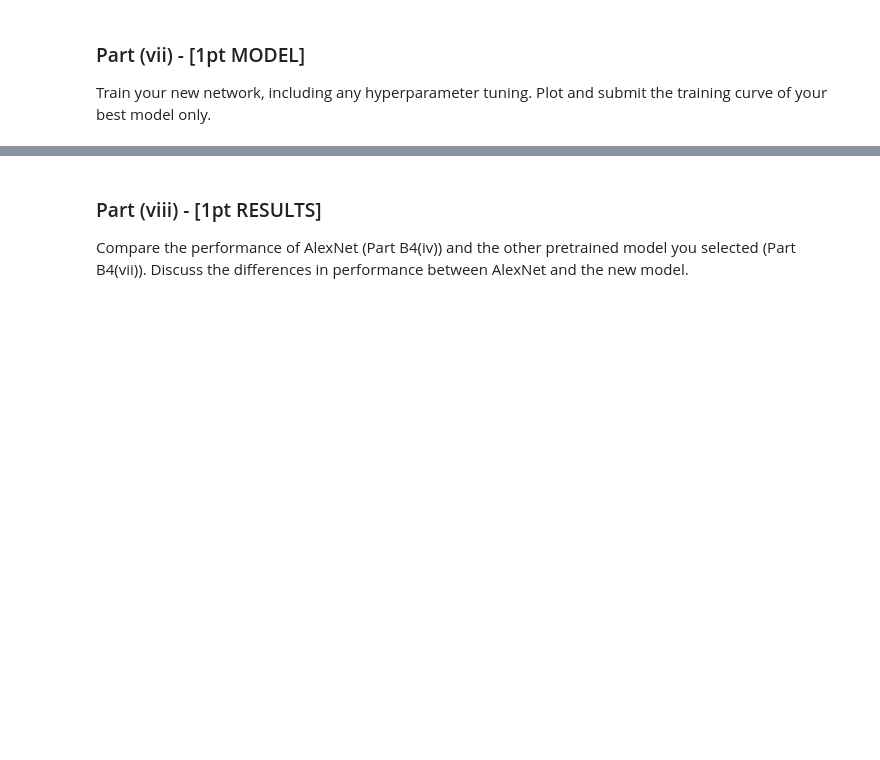
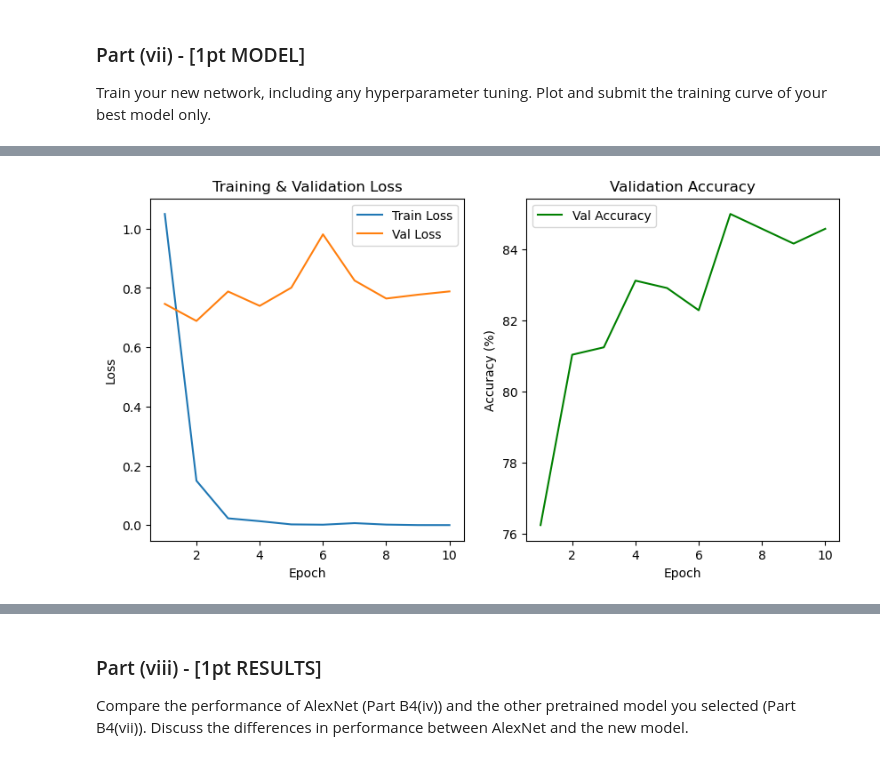
Before and after one commit to iolj-uoft/MIE1517-Intro-to-Deep-Learning, a Jupyter notebook: 2_Assignments/A2_CNN/A2.ipynb, the cells around one changed output, grey strips where cells are left out. Drawn from its saved outputs; the diff is of its cells as text; code cells hidden in the pictures; blank space fills up the shorter version.

```diff
--- a/2_Assignments/A2_CNN/A2.ipynb
+++ b/2_Assignments/A2_CNN/A2.ipynb
@@ -1297,26 +1089,3 @@ Build a convolutional neural network model that makes
 predictions based on features extracted by your model of interest in Part B4(v). Your model should be a subclass of nn.Module.
 
 Explain your choice of neural network architecture.
-# %%
-class VGGNetFeatureClassifier(nn.Module):
-    def __init__(self):
-        super(VGGNetFeatureClassifier, self).__init__()
-
-        # First conv layer (VGG16 outputs 512x7x7, so we start from 512 channels)
-        self.conv1 = nn.Conv2d(in_channels=512, out_channels=256, kernel_size=3, stride=1, padding=1)
-        self.conv2 = nn.Conv2d(in_channels=256, out_channels=128, kernel_size=3, stride=1, padding=1)
-        self.relu = nn.ReLU()
-        self.pool = nn.AdaptiveAvgPool2d((4, 4))  # Reduce spatial size further
-
-        # Fully connected layers
-        self.fc1 = nn.Linear(128 * 4 * 4, 256)  # Adjusted for correct dimensions
-        self.fc2 = nn.Linear(256, 9)  # Final classification layer (9 classes)
-
-    def forward(self, x):
-        x = self.relu(self.conv1(x))  # First conv layer
-        x = self.relu(self.conv2(x))  # Second conv layer
-        x = self.pool(x)  # Reduce size
-        x = torch.flatten(x, start_dim=1)  # Flatten before FC layer
-        x = self.relu(self.fc1(x))  # Fully connected layer 1
-        x = self.fc2(x)  # Output logits (no softmax, since we use CrossEntropyLoss)
-        return x
@@ -1332,0 +1092,14 @@ PROVIDE YOUR ANSWER BELOW
+# %%
+class VGGNetFeatureClassifier(nn.Module):
+    def __init__(self, num_classes=9):
+        super(VGGNetFeatureClassifier, self).__init__()
+        self.fc1 = nn.Linear(25088, 4096)
+        self.fc2 = nn.Linear(4096, 1024)
+        self.fc3 = nn.Linear(1024, num_classes)
+        self.relu = nn.ReLU()
+
+    def forward(self, x):
+        x = self.relu(self.fc1(x))
+        x = self.relu(self.fc2(x))
+        x = self.fc3(x)
+        return x
@@ -1464 +1221,10 @@ def train(model, dataset, val_dataset=None, num_epochs=10, learning_rate=0.001,
         return accuracy
+# %%
+# TO BE COMPLETED
+# Initialize model
+device = torch.device("cuda" if torch.cuda.is_available() else "cpu")
+model = VGGNetFeatureClassifier().to(device)
+
+# Train with train dataset
+trained_model = train(model=model, dataset=train_dataset, val_dataset=valid_dataset, num_epochs=10, learning_rate=0.0005, batch_size=64, train=True)
+# %% [output]
@@ -1464,0 +1241 @@ def train(model, dataset, val_dataset=None, num_epochs=10, learning_rate=0.001,
+[figure, added]
```
Also changed, not shown: parts of 55 cells of this notebook, 3 other files.
